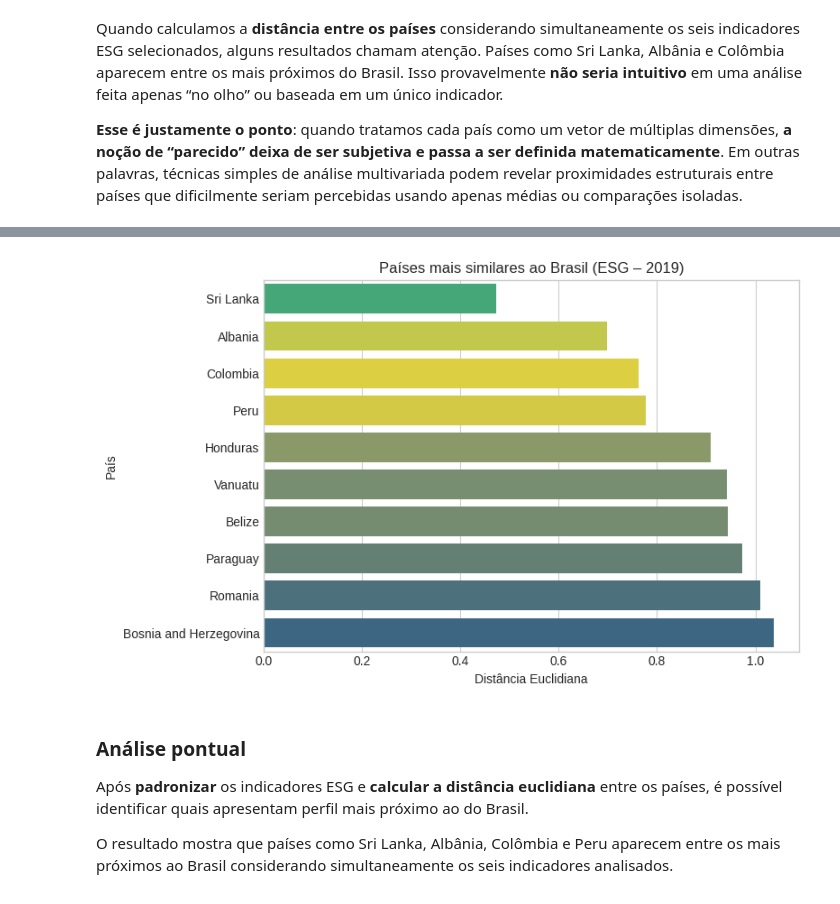
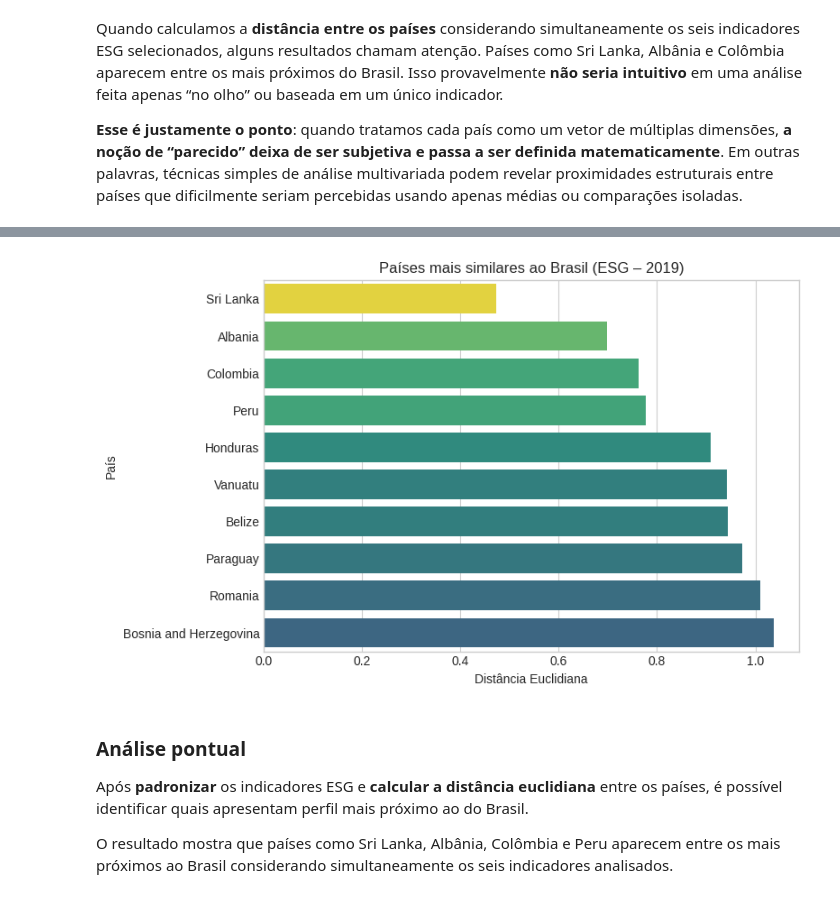
Before and after one commit to vieiradatalab/VETOR_ESG, a Jupyter notebook: VETOR_ESG.ipynb, the cells around one changed output, grey strips where cells are left out. Cells and saved outputs as stored; diff of their text form; code cells hidden in the pictures.

```diff
--- a/VETOR_ESG.ipynb
+++ b/VETOR_ESG.ipynb
@@ -350,0 +336,10 @@ df_model.head()
+# %%
+# Limpeza e Preparação da base analítica
+df_model = (
+    df.drop(columns=["country_code", "year"])
+      .set_index("country_name")
+      .dropna()
+      .rename(columns=indicator_names)
+)
+
+df_model.head()
@@ -459,0 +437,8 @@ dist_df.head()
+# %%
+dist_matrix = pd.DataFrame(
+    pairwise_distances(df_model_scaled, metric="euclidean"),
+    index=df_model_scaled.index,
+    columns=df_model_scaled.index
+)
+
+dist_matrix.head()
@@ -460,3 +454,3 @@ dist_df.head()
 # %%
 # Países mais parecidos com o Brasil
-top10_similar = dist_df.loc["Brazil"].sort_values(ascending=True).iloc[1:11]
+top10_similar = dist_matrix.loc["Brazil"].sort_values(ascending=True).iloc[1:11]
@@ -463,32 +464,27 @@ top10_similar = dist_df.loc["Brazil"].sort_values(ascending=True).iloc[1:11]
 # %%
-import matplotlib.colors as mcolors
-
-# mapa de cores: amarelo -> verde -> azul
-cmap = mcolors.LinearSegmentedColormap.from_list(
-    "amarelo_verde_azul",
-    ["#35B779", "#FDE725", "#31688E"]
-)
-
 # cria uma cor para cada barra
 norm = plt.Normalize(top10_similar.min(), top10_similar.max())
 colors = [cmap(norm(v)) for v in top10_similar.values]
 
 # plot
 plt.figure(figsize=(8,5))
-
 sns.barplot(
     x=top10_similar.values,
     y=top10_similar.index,
     palette=colors
 )
-
 plt.title("Países mais similares ao Brasil (ESG – 2019)")
 plt.xlabel("Distância Euclidiana")
 plt.ylabel("País")
 plt.tight_layout()
+plt.savefig( # Exportação da figura
+    "top10_similar.png",
+    dpi=300,
+    bbox_inches="tight"
+)
 plt.show()
 # %% [output]
-[figure, old version]
+[figure, new version]
 # %% [markdown]
 ### Análise pontual
 Após **padronizar** os indicadores ESG e **calcular a distância euclidiana** entre os países, é possível identificar quais apresentam perfil mais próximo ao do Brasil.
```
Also changed, not shown: parts of 18 cells of this notebook, 2 other files.
